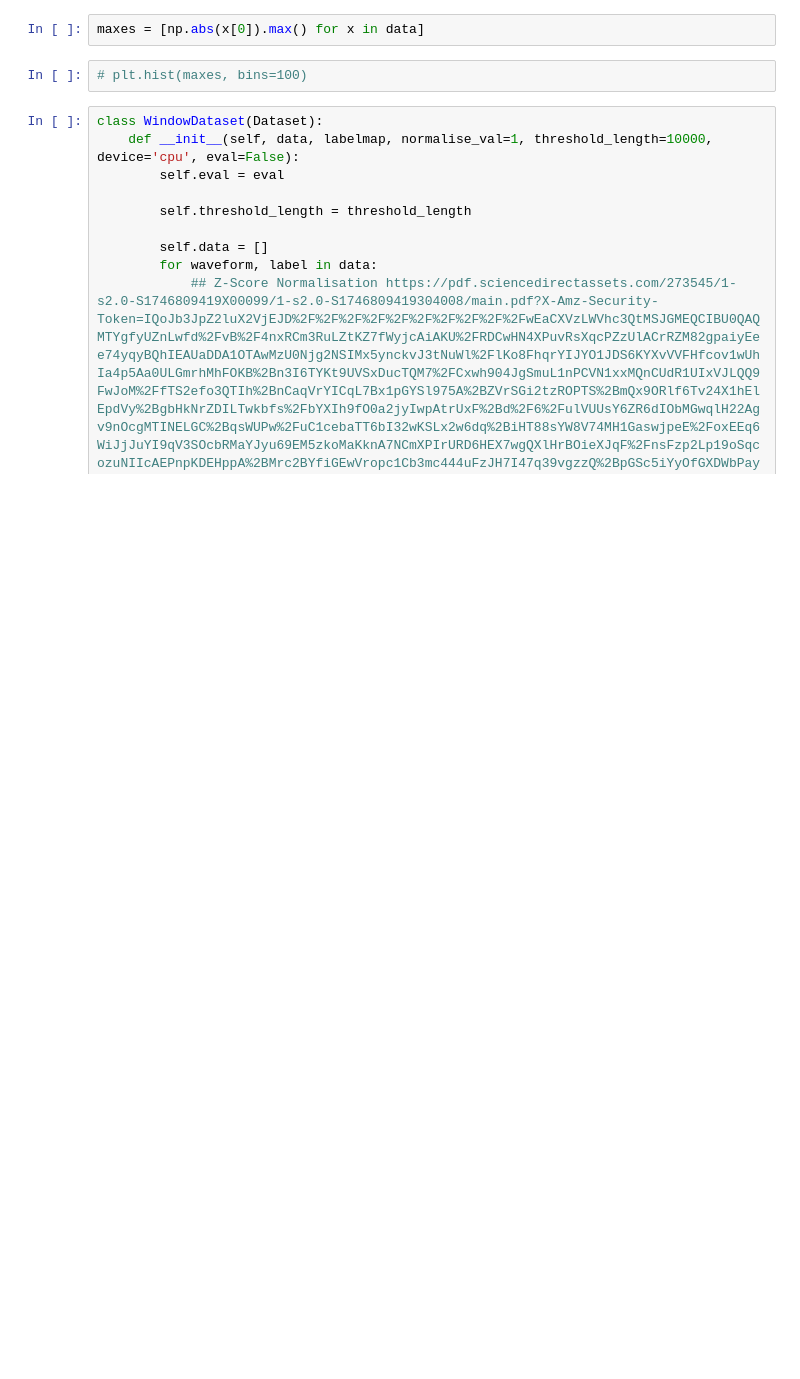
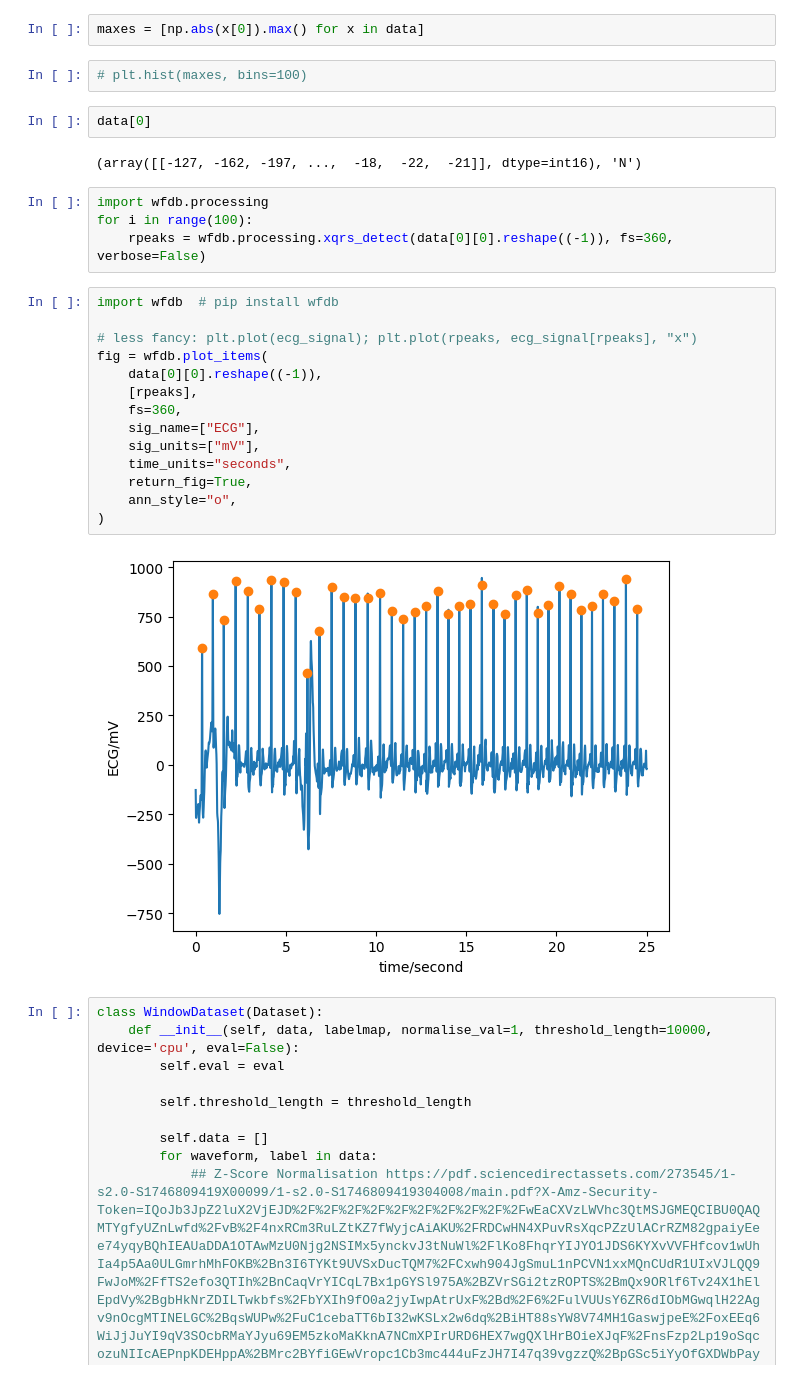
Before and after one commit to MattyAB/ecg_transfer, a Jupyter notebook: ecg.ipynb, the cells around one changed output. Saved outputs shown, nothing was run; the diff lists cells and outputs as text; blank space fills up the shorter version.

```diff
--- a/test.ipynb
+++ b/ecg.ipynb
@@ -36,6 +36,30 @@ data_test = data[int(len(data)*0.8):]
 maxes = [np.abs(x[0]).max() for x in data]
 # %%
 # plt.hist(maxes, bins=100)
+# %%
+data[0]
+# %% [output]
+(array([[-127, -162, -197, ...,  -18,  -22,  -21]], dtype=int16), 'N')
+# %%
+import wfdb.processing
+for i in range(100):
+    rpeaks = wfdb.processing.xqrs_detect(data[0][0].reshape((-1)), fs=360, verbose=False)
+# %%
+import wfdb  # pip install wfdb
+
+# less fancy: plt.plot(ecg_signal); plt.plot(rpeaks, ecg_signal[rpeaks], "x")
+fig = wfdb.plot_items(
+    data[0][0].reshape((-1)),
+    [rpeaks],
+    fs=360,
+    sig_name=["ECG"],
+    sig_units=["mV"],
+    time_units="seconds",
+    return_fig=True,
+    ann_style="o",
+)
+# %% [output]
+[figure, added]
 # %%
 class WindowDataset(Dataset):
     def __init__(self, data, labelmap, normalise_val=1, threshold_length=10000, device='cpu', eval=False):
```
